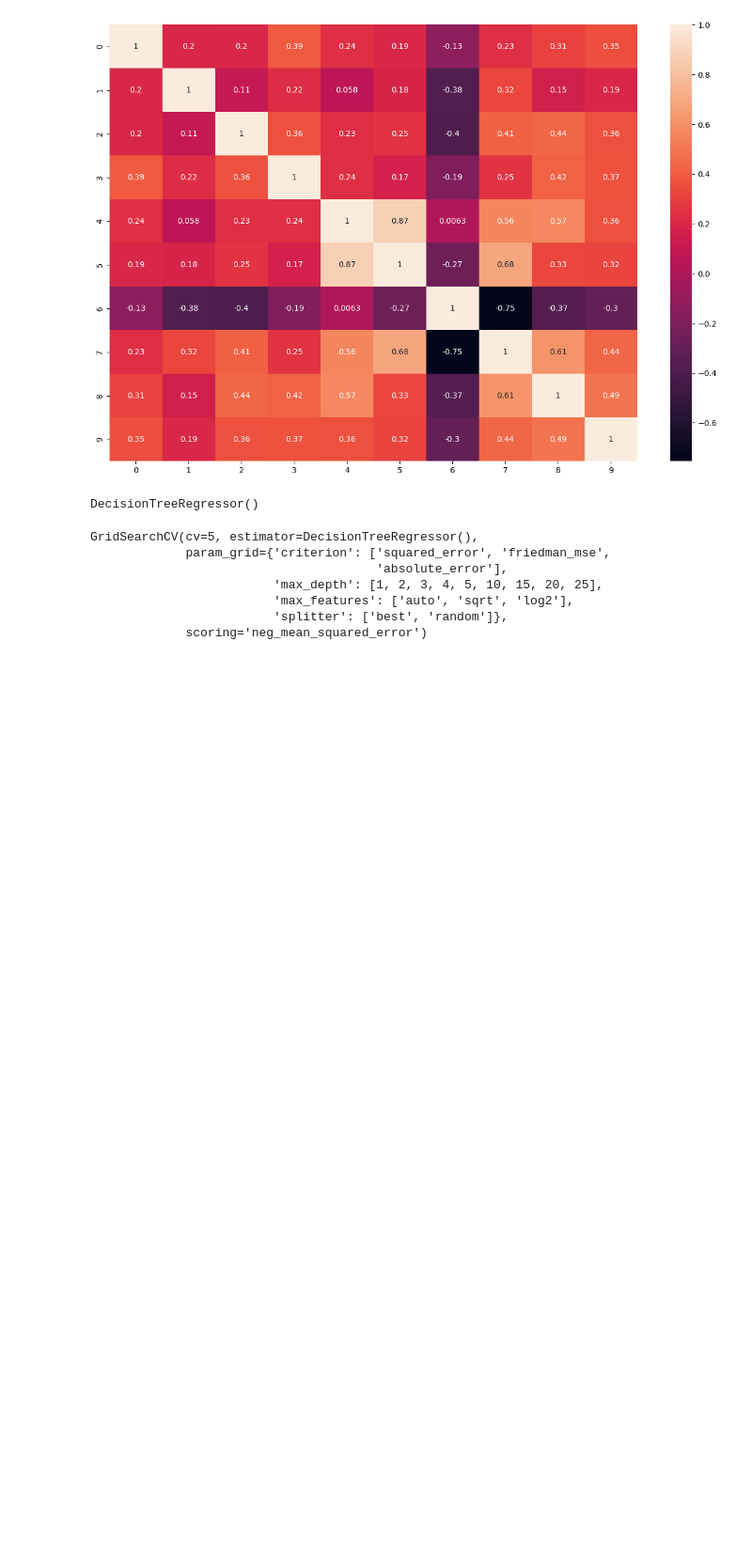
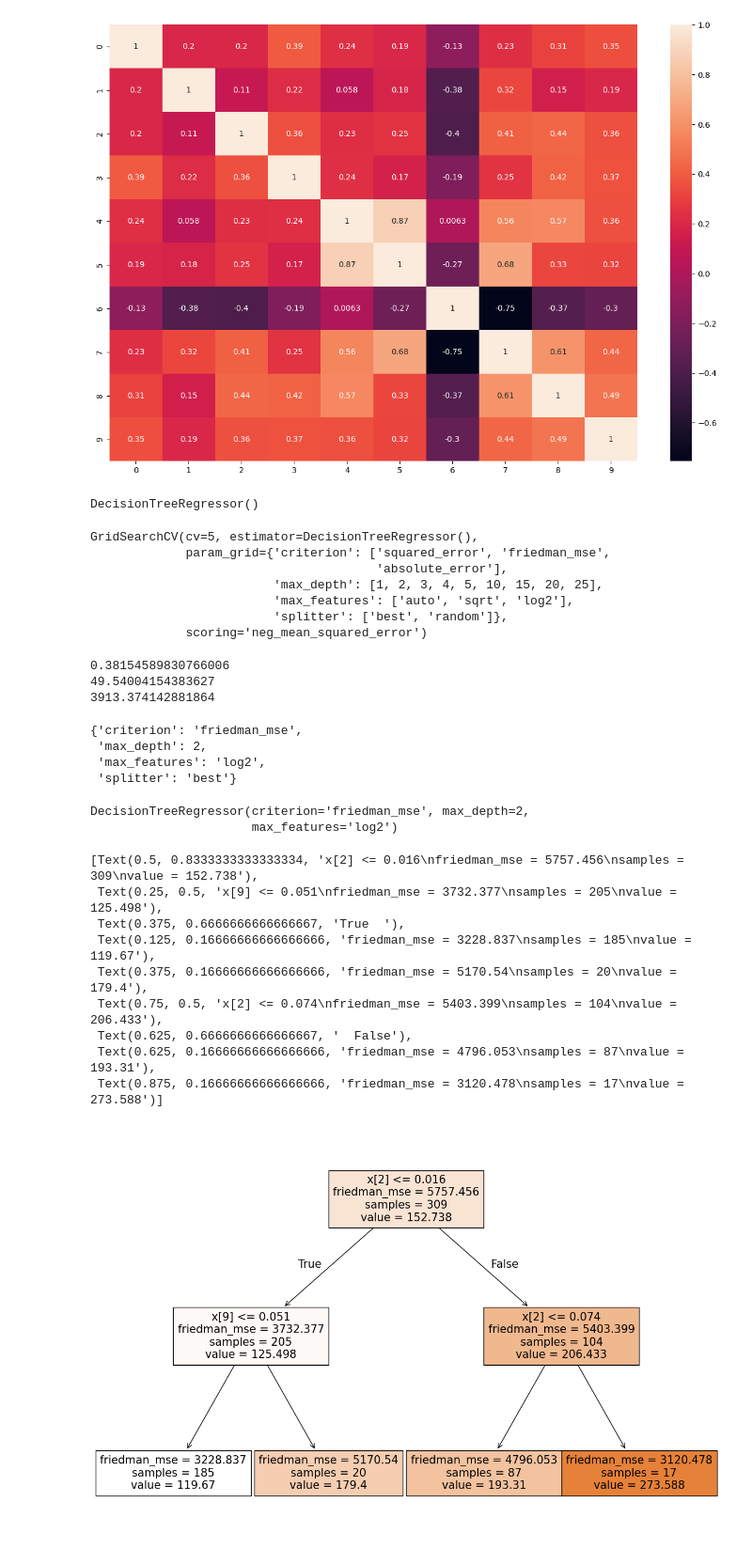
Before and after one commit to Karnaveer10/DecodingML, a Jupyter notebook: DecisionTreeRegression.ipynb, the cells around one changed output. Shown at 94% size. Cells and saved outputs as stored; diff of their text form; code cells hidden in the pictures; blank space fills up the shorter version.

```diff
--- a/DecisionTreeRegression.ipynb
+++ b/DecisionTreeRegression.ipynb
@@ -69,0 +72,39 @@ GridSearchCV(cv=5, estimator=DecisionTreeRegressor(),
+# %%
+from sklearn.metrics import r2_score,mean_absolute_error,mean_squared_error
+print(r2_score(y_test,y_pred))
+print(mean_absolute_error(y_test,y_pred))
+print(mean_squared_error(y_test,y_pred))
+# %% [output]
+0.38154589830766006
+49.54004154383627
+3913.374142881864
+# %%
+grid.best_params_
+# %% [output]
+{'criterion': 'friedman_mse',
+ 'max_depth': 2,
+ 'max_features': 'log2',
+ 'splitter': 'best'}
+# %%
+selectedmodel=DecisionTreeRegressor(criterion='friedman_mse',max_depth=2,max_features='log2',splitter='best')
+# %%
+selectedmodel.fit(X_train,y_train)
+# %% [output]
+DecisionTreeRegressor(criterion='friedman_mse', max_depth=2,
+                      max_features='log2')
+# %%
+import matplotlib.pyplot as plt
+from sklearn import tree
+plt.figure(figsize=(15,10))
+tree.plot_tree(selectedmodel,filled=True)
+# %% [output]
+[Text(0.5, 0.8333333333333334, 'x[2] <= 0.016\nfriedman_mse = 5757.456\nsamples = 309\nvalue = 152.738'),
+ Text(0.25, 0.5, 'x[9] <= 0.051\nfriedman_mse = 3732.377\nsamples = 205\nvalue = 125.498'),
+ Text(0.375, 0.6666666666666667, 'True  '),
+ Text(0.125, 0.16666666666666666, 'friedman_mse = 3228.837\nsamples = 185\nvalue = 119.67'),
+ Text(0.375, 0.16666666666666666, 'friedman_mse = 5170.54\nsamples = 20\nvalue = 179.4'),
+ Text(0.75, 0.5, 'x[2] <= 0.074\nfriedman_mse = 5403.399\nsamples = 104\nvalue = 206.433'),
+ Text(0.625, 0.6666666666666667, '  False'),
+ Text(0.625, 0.16666666666666666, 'friedman_mse = 4796.053\nsamples = 87\nvalue = 193.31'),
+ Text(0.875, 0.16666666666666666, 'friedman_mse = 3120.478\nsamples = 17\nvalue = 273.588')]
+[figure, added]
```
Also changed, not shown: parts of 1 cell of this notebook, 5 other files.
